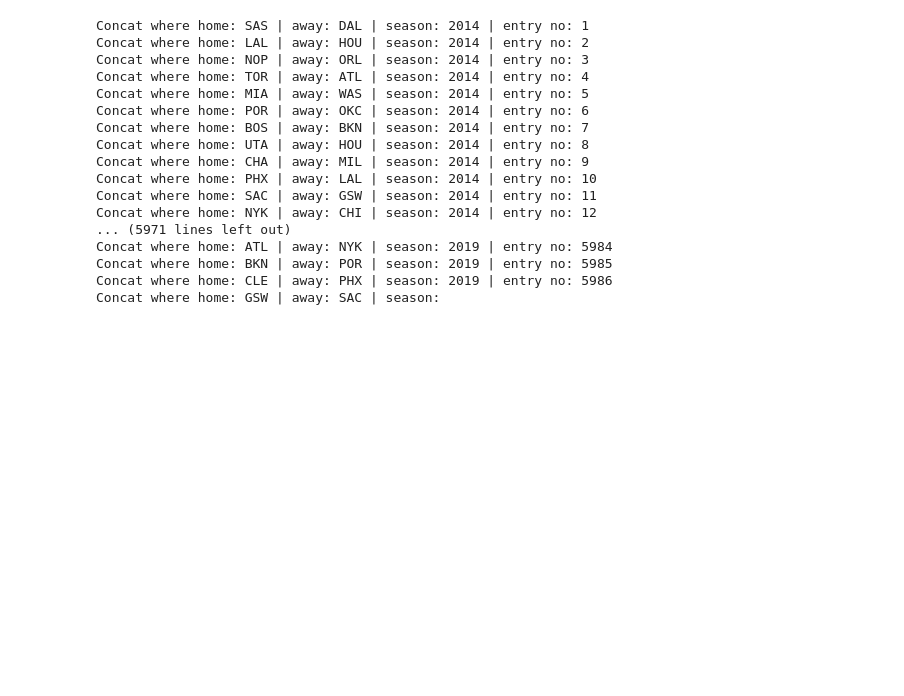
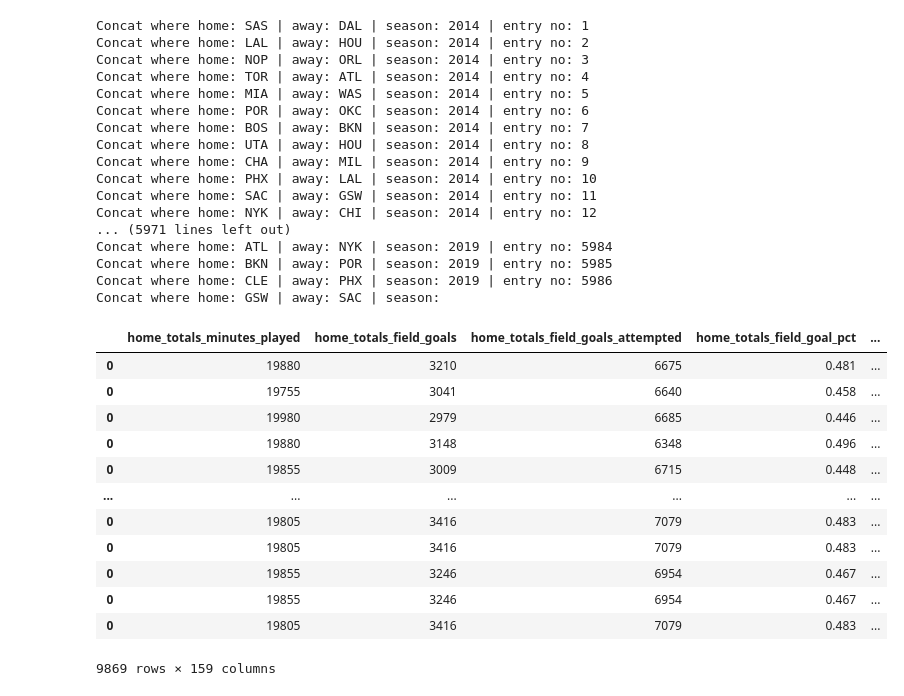
Before and after one commit to TomHavy/Nba-Standings-Prediction, a Jupyter notebook: bryan/wrangle_data.ipynb, the cells around one changed output. Drawn from its saved outputs; the diff is of its cells as text; code cells hidden in the pictures; blank space fills up the shorter version.

```diff
--- a/bryan/wrangle_data.ipynb
+++ b/bryan/wrangle_data.ipynb
@@ -238,7 +238,7 @@ away_stats_df = away_stats_df.rename(columns=lambda x: f'away_{x}' if x not in [
 from helper import run_sql
 # %%
 SQL_query = """
-            SELECT *, g.team_name_home, g.team_abbreviation_home AS home_team_abbr, g.team_name_away, g.team_abbreviation_away AS away_team_abbr, DATE( g.game_date ) as game_date, cast(strftime('%Y', g.game_date) AS int) AS season, g.season_type, cast(g.plus_minus_home AS int) AS plus_minus_home
+            SELECT g.team_name_home, g.team_abbreviation_home AS home_team_abbr, g.team_name_away, g.team_abbreviation_away AS away_team_abbr, DATE( g.game_date ) as game_date, cast(strftime('%Y', g.game_date) AS int) AS season, g.season_type, cast(g.plus_minus_home AS int) AS plus_minus_home, g.game_id
             FROM game g
             WHERE DATE( g.game_date ) > DATE('2014-10-22')
             AND g.team_abbreviation_home IN ("OKC", "MIA", "LAC", "SAS", "DEN", "NYK", "MEM", "IND", "HOU", "BKN", "LAL", "GSW", "ATL", "CHI", "UTA", "BOS", "DAL", "MIL", "TOR", "MIN", "WAS", "POR", "PHI", "DET", "NOP", "CLE", "SAC", "PHX", "ORL", "CHA")
@@ -260,11 +260,23 @@ for index, row in matches_df.iterrows():
     i+=1
 
     row_from_matches_df = matches_df[(matches_df['game_id'] == row.game_id)]
-    row_from_home_stats = home_stats_df[(home_stats_df['home_team_abbr'] == row.home_team_abbr) & (home_stats_df['season'] == int(row.season)-1)]
-    row_from_away_stats = away_stats_df[(away_stats_df['away_team_abbr'] == row.away_team_abbr) & (away_stats_df['season'] == int(row.season)-1)]
 
-    _combined_pre = pd.merge(row_from_home_stats, row_from_matches_df, on=['season', 'home_team_abbr'], how='inner')
-    combined_row = pd.merge(_combined_pre, row_from_away_stats, on=['season', 'away_team_abbr'], how='inner')
+    row_from_home_stats = home_stats_df[
+        (home_stats_df['home_team_abbr'] == row.home_team_abbr) &
+        (home_stats_df['season'] == int(row.season) - 1)
+    ]
+    # row_from_home_stats['season'] = pd.to_numeric(row_from_home_stats['season'], errors='coerce').astype(int)
+
+    row_from_away_stats = away_stats_df[
+        (away_stats_df['away_team_abbr'] == row.away_team_abbr) &
+        (away_stats_df['season'] == int(row.season) - 1)
+    ]
+    # row_from_away_stats['season'] = pd.to_numeric(row_from_away_stats['season'], errors='coerce').astype(int)
+
+
+    _combined_pre = pd.merge(row_from_home_stats, row_from_matches_df, on=['home_team_abbr'], how='inner')
+    combined_row = pd.merge(_combined_pre, row_from_away_stats, on=['away_team_abbr'], how='inner')
+
     training_df = pd.concat([training_df, combined_row])
 # %% [output]
 Concat where home: SAS | away: DAL | season: 2014 | entry no: 1
@@ -284,5 +296,21 @@ Concat where home: ATL | away: NYK | season: 2019 | entry no: 5984
 Concat where home: BKN | away: POR | season: 2019 | entry no: 5985
 Concat where home: CLE | away: PHX | season: 2019 | entry no: 5986
 Concat where home: GSW | away: SAC | season:
+# %%
+training_df
+# %% [output]
+|  | home_totals_minutes_played | home_totals_field_goals | home_totals_field_goals_attempted | home_totals_field_goal_pct | ... |
+| 0 | 19880 | 3210 | 6675 | 0.481 | ... |
+| 0 | 19755 | 3041 | 6640 | 0.458 | ... |
+| 0 | 19980 | 2979 | 6685 | 0.446 | ... |
+| 0 | 19880 | 3148 | 6348 | 0.496 | ... |
+| 0 | 19855 | 3009 | 6715 | 0.448 | ... |
+| ... | ... | ... | ... | ... | ... |
+| 0 | 19805 | 3416 | 7079 | 0.483 | ... |
+| 0 | 19805 | 3416 | 7079 | 0.483 | ... |
+| 0 | 19855 | 3246 | 6954 | 0.467 | ... |
+| 0 | 19855 | 3246 | 6954 | 0.467 | ... |
+| 0 | 19805 | 3416 | 7079 | 0.483 | ... |
+9869 rows × 159 columns
 # %%
 training_df.to_csv('training_data.csv', index=False)
```
Also changed, not shown: 1 other file.
